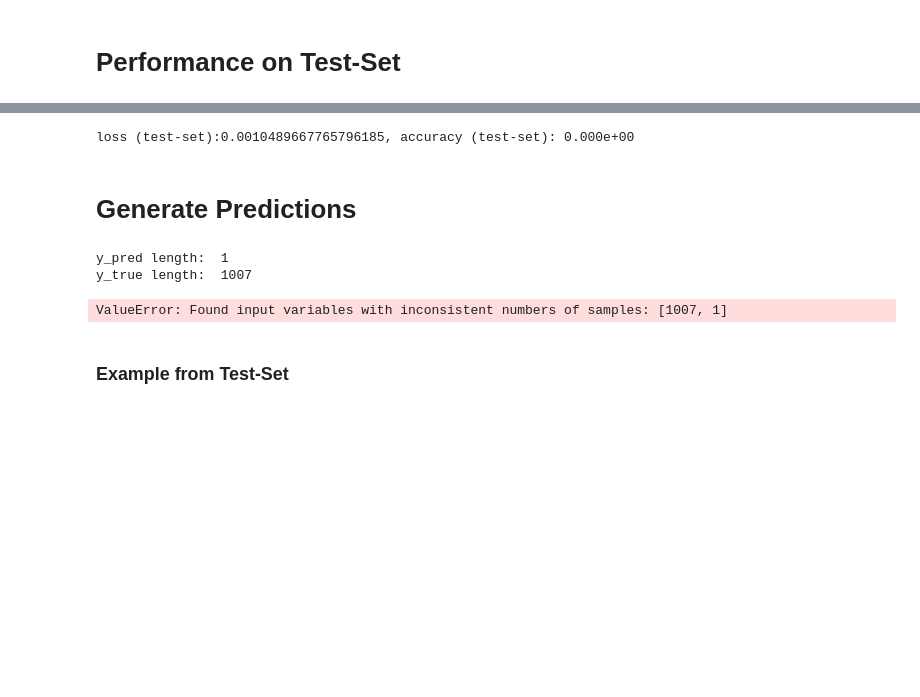
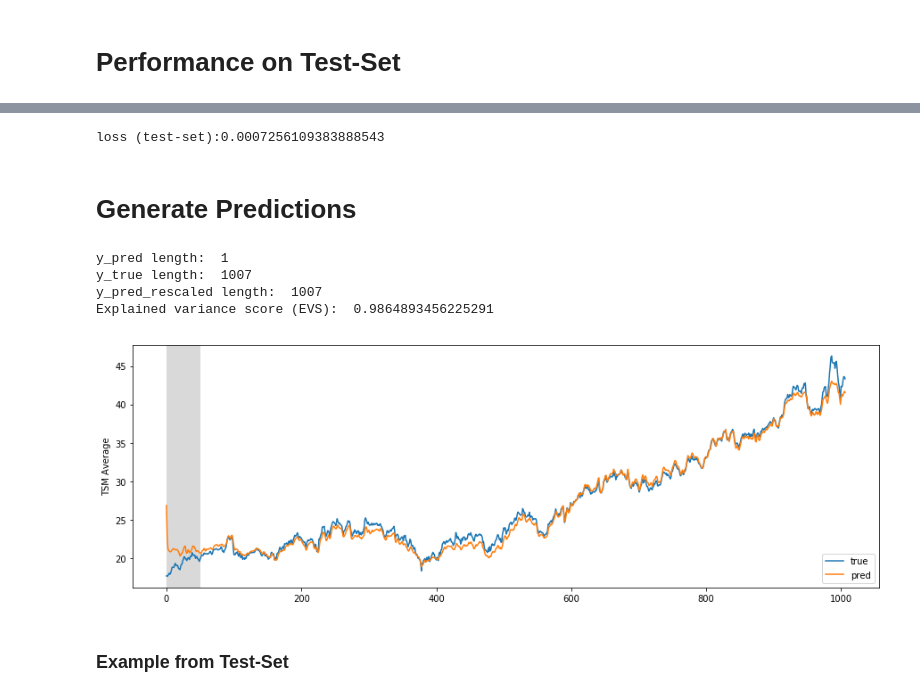
Before and after one commit to hydnwang/CS274p-Neural-Network-Project, a Jupyter notebook: Stock Time Series Prediction.ipynb, the cells around one changed output, grey strips where cells are left out. Drawn from its saved outputs; the diff is of its cells as text; code cells hidden in the pictures; blank space fills up the shorter version.

```diff
--- a/Stock Time Series Prediction.ipynb
+++ b/Stock Time Series Prediction.ipynb
@@ -350,7 +361,7 @@ loss, accu = model.evaluate(x=np.expand_dims(x_test_scaled, axis=0),
 # %%
-print("loss (test-set):{0}, accuracy (test-set): {1:.3e}".format(loss, accu))
+print("loss (test-set):{0}".format(loss))
 # %% [output]
-loss (test-set):0.0010489667765796185, accuracy (test-set): 0.000e+00
+loss (test-set):0.0007256109383888543
 # %%
 # If you have several metrics you can use this instead.
 if False:
@@ -423,11 +435,13 @@ def plot_comparison(start_idx, length=100, train=True):
         plt.legend()
         plt.show()
 # %%
-plot_comparison(start_idx=0, length=1007, train=True)
+plot_comparison(start_idx=0, length=1200, train=True)
 # %% [output]
 y_pred length:  1
 y_true length:  1007
+y_pred_rescaled length:  1007
+Explained variance score (EVS):  0.9864893456225291
-ValueError: Found input variables with inconsistent numbers of samples: [1007, 1]
+[figure, added]
 # %% [markdown]
 ### Example from Test-Set
 # %%
```
Also changed, not shown: parts of 21 cells of this notebook.
